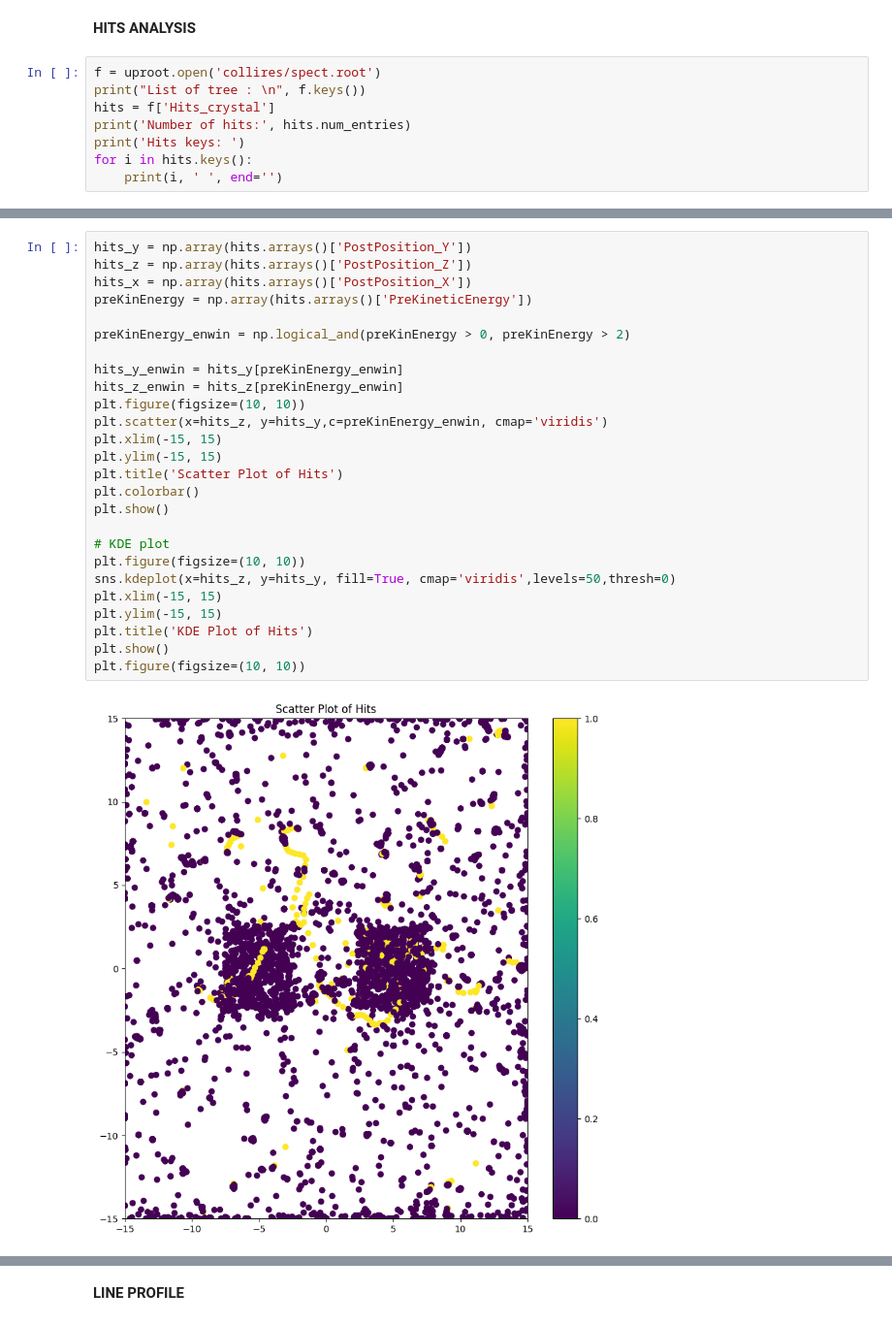
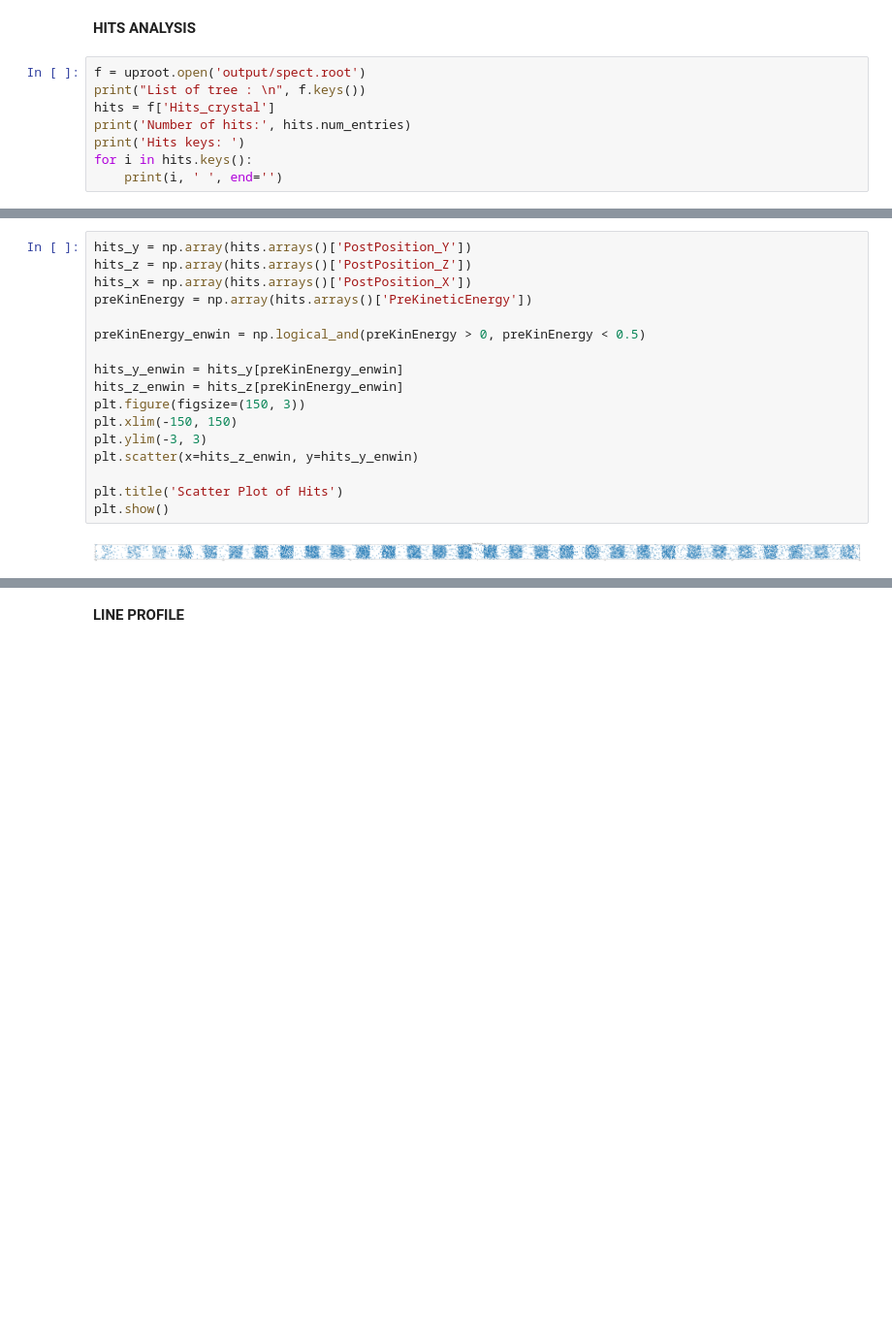
Before and after one commit to francescouni0/VHEE_monitor, a Jupyter notebook: analysis.ipynb, the cells around one changed output, grey strips where cells are left out. Shown at 97% size. Drawn from its saved outputs; the diff is of its cells as text; blank space fills up the shorter version.

```diff
--- a/analysis.ipynb
+++ b/analysis.ipynb
@@ -142,7 +173,7 @@ ax3.legend(loc='upper left')
 # %% [markdown]
 **HITS ANALYSIS**
 # %%
-f = uproot.open('collires/spect.root')
+f = uproot.open('output/spect.root')
 print("List of tree : \n", f.keys())
 hits = f['Hits_crystal']
 print('Number of hits:', hits.num_entries)
@@ -158,28 +189,19 @@ PostPosition_X  PostPosition_Y  PostPosition_Z  PreKineticEnergy  TotalEnergyDep
 # %%
 hits_y = np.array(hits.arrays()['PostPosition_Y'])
 hits_z = np.array(hits.arrays()['PostPosition_Z'])
 hits_x = np.array(hits.arrays()['PostPosition_X'])
 preKinEnergy = np.array(hits.arrays()['PreKineticEnergy'])
 
-preKinEnergy_enwin = np.logical_and(preKinEnergy > 0, preKinEnergy > 2)
+preKinEnergy_enwin = np.logical_and(preKinEnergy > 0, preKinEnergy < 0.5)
 
 hits_y_enwin = hits_y[preKinEnergy_enwin]
 hits_z_enwin = hits_z[preKinEnergy_enwin]
-plt.figure(figsize=(10, 10))
-plt.scatter(x=hits_z, y=hits_y,c=preKinEnergy_enwin, cmap='viridis')
-plt.xlim(-15, 15)
-plt.ylim(-15, 15)
+plt.figure(figsize=(150, 3))
+plt.xlim(-150, 150)
+plt.ylim(-3, 3)
+plt.scatter(x=hits_z_enwin, y=hits_y_enwin)
+
 plt.title('Scatter Plot of Hits')
-plt.colorbar()
 plt.show()
-
-# KDE plot
-plt.figure(figsize=(10, 10))
-sns.kdeplot(x=hits_z, y=hits_y, fill=True, cmap='viridis',levels=50,thresh=0)
-plt.xlim(-15, 15)
-plt.ylim(-15, 15)
-plt.title('KDE Plot of Hits')
-plt.show()
-plt.figure(figsize=(10, 10))
 # %% [output]
-[figure, old version]
+[figure, new version]
```
Also changed, not shown: parts of 12 cells of this notebook, 13 other files.
